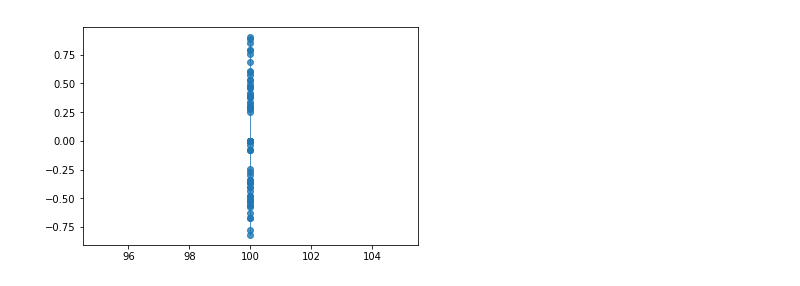
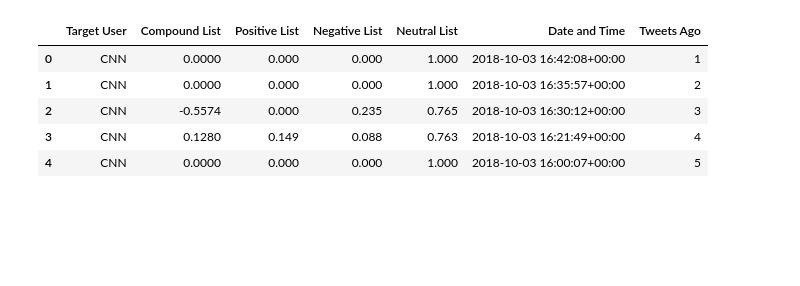
Before and after one commit to zovel/Sentiment_Analysis, a Jupyter notebook: News Mood.ipynb, the cells around one changed output. Saved outputs shown, nothing was run; the diff lists cells and outputs as text; code cells hidden in the pictures; blank space fills up the shorter version.

```diff
--- a/News Mood.ipynb
+++ b/News Mood.ipynb
@@ -238,11 +19,39 @@ bbc_sentiment_pd.head(10)
-# %%
-#Build scatter plot
-x_vals = cnn_sentiment_pd["Tweets Ago"]
-y_vals = cnn_sentiment_pd["Compound"]
-plt.plot(x_vals,
-         y_vals, marker="o", linewidth=0.5,
-         alpha=0.8)
-#cnn_scatter= plt.scatter(cnn_counter,cnn_compound_list,marker="o", facecolors="lightcoral", edgecolors="black",alpha=0.75)
-plt.show()
-# %% [output]
-[figure, removed]
+# %%
+target_users= ["CNN" ,"BBCWorld","NYTimes","CBSNews","FoxNews"]
+dictionary= {"Target User": [], "Compound List": [], "Positive List": [], "Negative List": [], "Neutral List": [], "Date and Time":[], "Tweets Ago":[]}
+
+for user in target_users:
+
+    for x in range(1,6):
+        public_tweets = api.user_timeline(user,page=x)
+        counter=0
+
+        for tweet in public_tweets:
+            dictionary["Target User"].append(user)
+            results = analyzer.polarity_scores(tweet["text"])
+            compound= results["compound"]
+            positive= results["pos"]
+            negative= results["neg"]
+            neutral= results["neu"]
+
+            dictionary["Compound List"].append(compound)
+            dictionary["Positive List"].append(positive)
+            dictionary["Negative List"].append(negative)
+            dictionary["Neutral List"].append(neutral)
+
+            raw_time= tweet["created_at"]
+            converted_time= datetime.strptime(raw_time, "%a %b %d %H:%M:%S %z %Y")
+            dictionary["Date and Time"].append(converted_time)
+            counter+=1
+            dictionary["Tweets Ago"].append(counter)
+
+
+sentiment= pd.DataFrame(dictionary)
+sentiment.head()
+# %% [output]
+|  | Target User | Compound List | Positive List | Negative List | Neutral List | Date and Time | Tweets Ago |
+| 0 | CNN | 0.0000 | 0.000 | 0.000 | 1.000 | 2018-10-03 16:42:08+00:00 | 1 |
+| 1 | CNN | 0.0000 | 0.000 | 0.000 | 1.000 | 2018-10-03 16:35:57+00:00 | 2 |
+| 2 | CNN | -0.5574 | 0.000 | 0.235 | 0.765 | 2018-10-03 16:30:12+00:00 | 3 |
+| 3 | CNN | 0.1280 | 0.149 | 0.088 | 0.763 | 2018-10-03 16:21:49+00:00 | 4 |
+| 4 | CNN | 0.0000 | 0.000 | 0.000 | 1.000 | 2018-10-03 16:00:07+00:00 | 5 |
```
Also changed, not shown: parts of 12 cells of this notebook, 3 other files.
